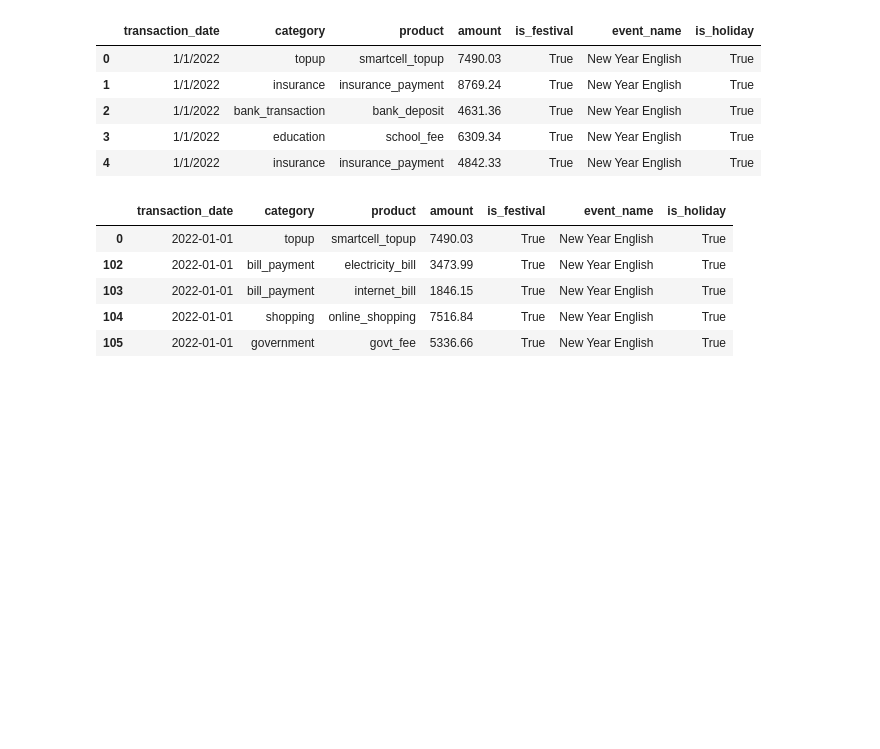
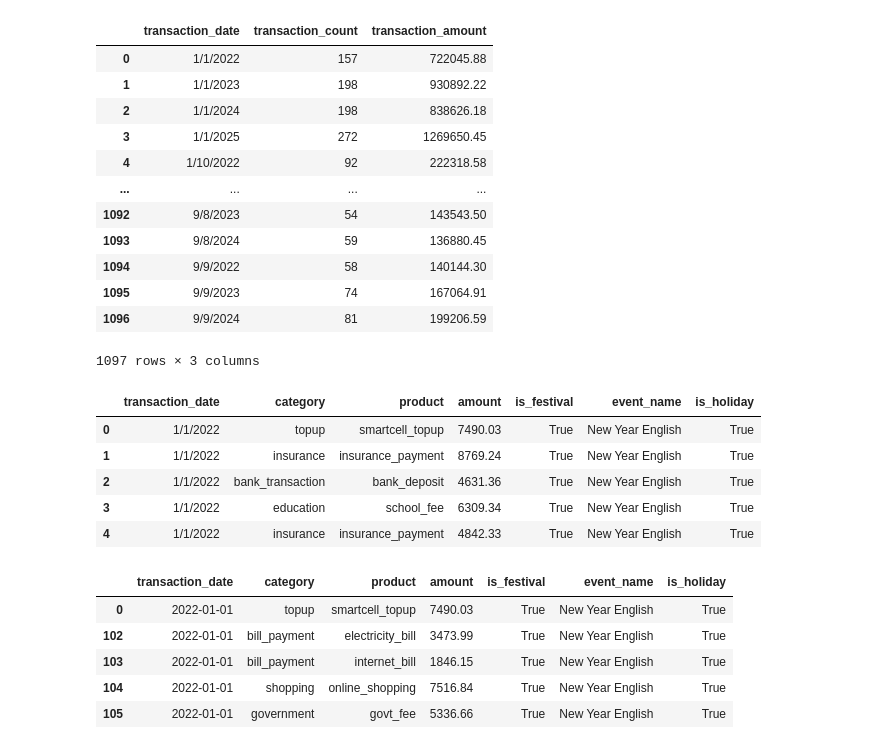
Before and after one commit to prayusgit/forecast_dashboard, a Jupyter notebook: project/data/check.ipynb, the cells around one changed output. Saved outputs shown, nothing was run; the diff lists cells and outputs as text; code cells hidden in the pictures; blank space fills up the shorter version.

```diff
--- a/project/data/check.ipynb
+++ b/project/data/check.ipynb
@@ -5,3 +21,22 @@ df = pd.read_csv('synthetic_data_v2.csv')
+# %%
+df.groupby(["transaction_date"]).agg(
+        transaction_count=("amount", "count"),
+        transaction_amount=("amount", "sum")
+    ).reset_index()
+# %% [output]
+|  | transaction_date | transaction_count | transaction_amount |
+| 0 | 1/1/2022 | 157 | 722045.88 |
+| 1 | 1/1/2023 | 198 | 930892.22 |
+| 2 | 1/1/2024 | 198 | 838626.18 |
+| 3 | 1/1/2025 | 272 | 1269650.45 |
+| 4 | 1/10/2022 | 92 | 222318.58 |
+| ... | ... | ... | ... |
+| 1092 | 9/8/2023 | 54 | 143543.50 |
+| 1093 | 9/8/2024 | 59 | 136880.45 |
+| 1094 | 9/9/2022 | 58 | 140144.30 |
+| 1095 | 9/9/2023 | 74 | 167064.91 |
+| 1096 | 9/9/2024 | 81 | 199206.59 |
+1097 rows × 3 columns
 # %%
 df.head()
 # %% [output]
```
Also changed, not shown: parts of 6 cells of this notebook, 21 other files.
